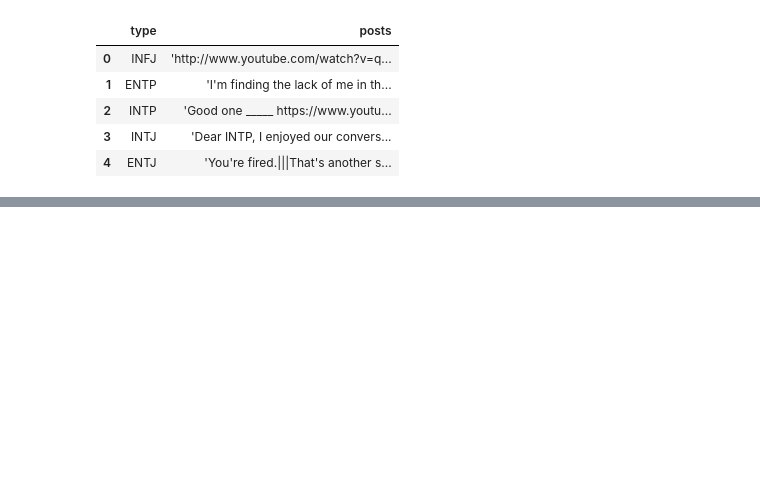
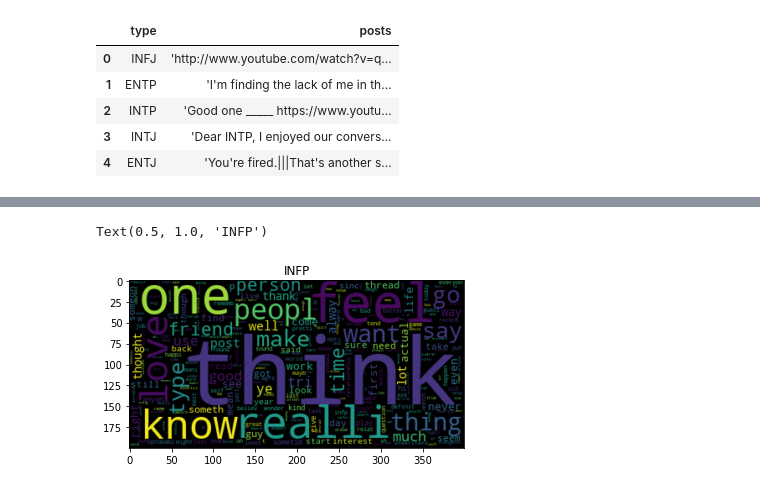
Before and after one commit to SidV2/PersonalityIndicator, a Jupyter notebook: NLP.ipynb, the cells around one changed output, grey strips where cells are left out. Cells and saved outputs as stored; diff of their text form; code cells hidden in the pictures; blank space fills up the shorter version.

```diff
--- a/NLP.ipynb
+++ b/NLP.ipynb
@@ -240,0 +309,14 @@ Personality type: INTP
+# %%
+columnsINFP = list(PI_Collection.find({"type": "INFP"}))
+datafINFP = pd.DataFrame(columnsINFP)
+datafINFPPosts = datafINFP["posts"]
+datafINFPPosts
+
+postType = "INFP"
+df_INFP = datafINFPPosts
+wordcloud = WordCloud(max_words=1628,relative_scaling=1,normalize_plurals=False).generate(df_INFP.to_string())
+plt.imshow(wordcloud, interpolation='bilinear')
+plt.title(postType)
+# %% [output]
+Text(0.5, 1.0, 'INFP')
+[figure, added]
```
Also changed, not shown: parts of 26 cells of this notebook.
